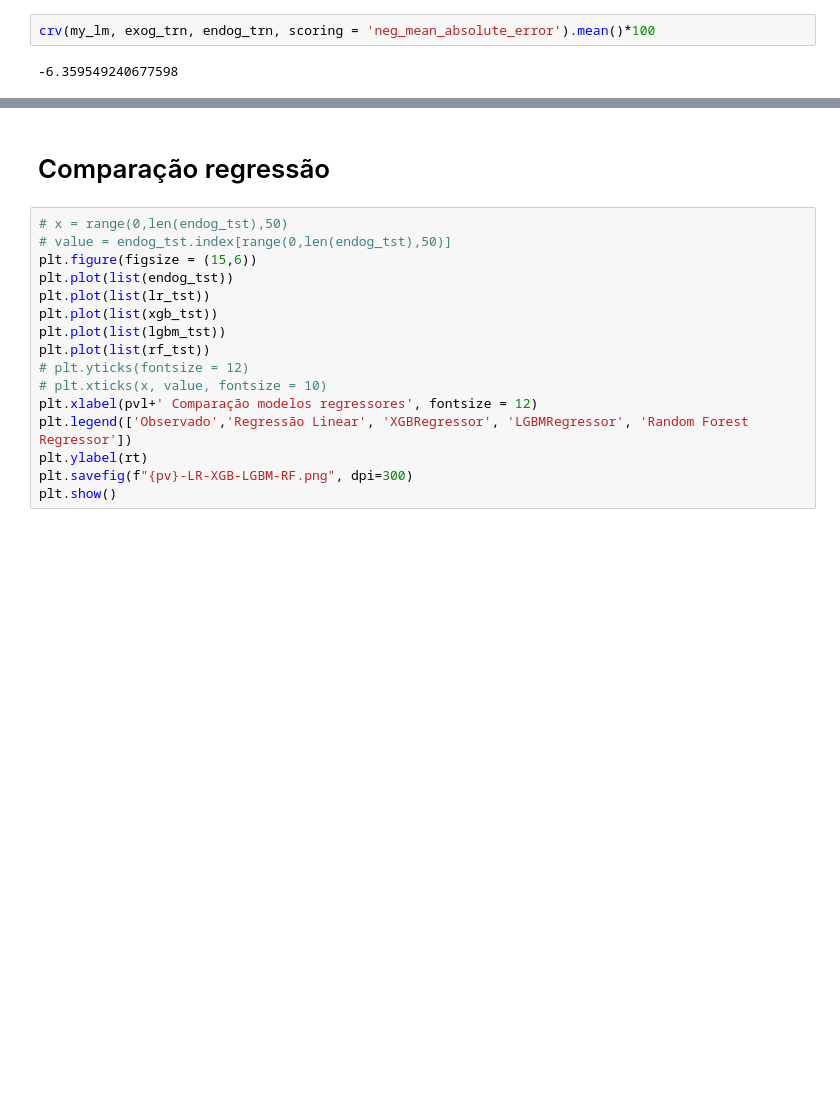
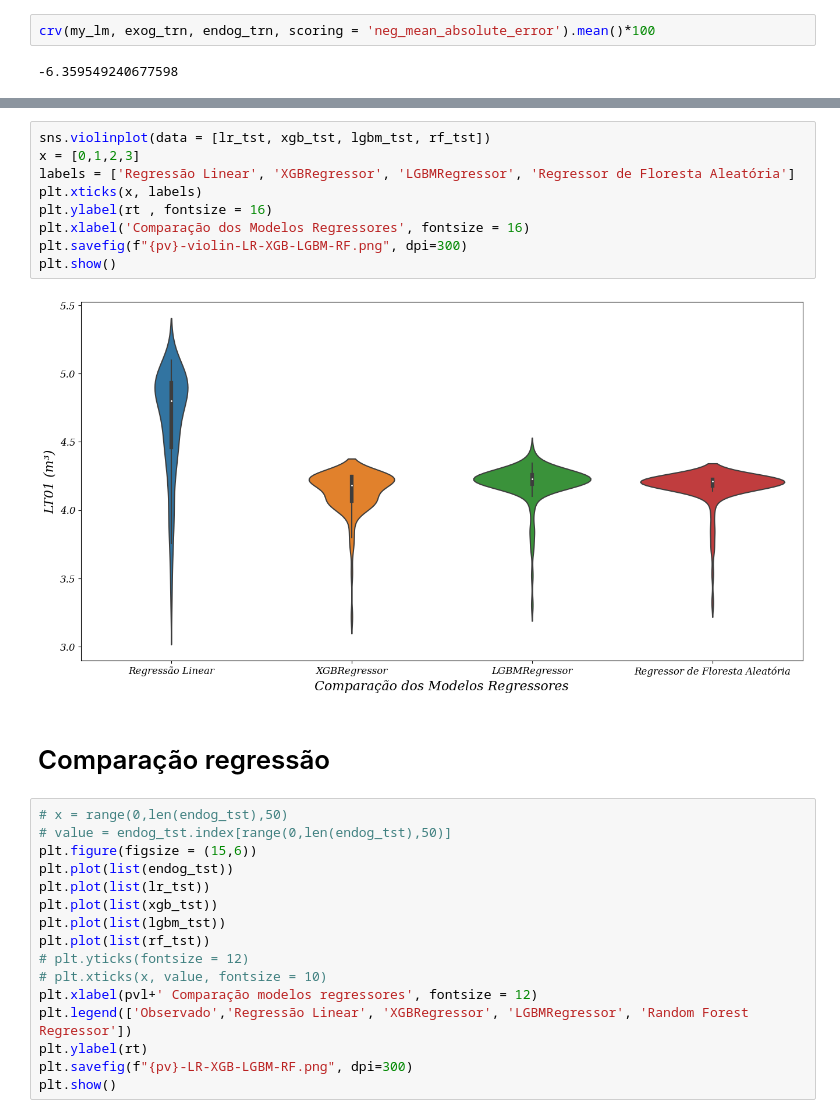
Before and after one commit to TheTchesko/Mestre-Tchesko, a Jupyter notebook: Modelos em Python/Modelos ARIMA.ipynb, the cells around one changed output, grey strips where cells are left out. Drawn from its saved outputs; the diff is of its cells as text; blank space fills up the shorter version.

```diff
--- a/Modelos em Python/Modelos ARIMA.ipynb
+++ b/Modelos em Python/Modelos ARIMA.ipynb
@@ -2082,3 +2084,14 @@ crv(my_rf, exog_trn, endog_trn, scoring = 'neg_mean_absolute_error').mean()*100
+# %%
+sns.violinplot(data = [lr_tst, xgb_tst, lgbm_tst, rf_tst])
+x = [0,1,2,3]
+labels = ['Regressão Linear', 'XGBRegressor', 'LGBMRegressor', 'Regressor de Floresta Aleatória']
+plt.xticks(x, labels)
+plt.ylabel(rt , fontsize = 16)
+plt.xlabel('Comparação dos Modelos Regressores', fontsize = 16)
+plt.savefig(f"{pv}-violin-LR-XGB-LGBM-RF.png", dpi=300)
+plt.show()
+# %% [output]
+[figure, added]
 # %% [markdown]
 #  Comparação regressão
 # %%
```
Also changed, not shown: parts of 18 cells of this notebook, 55 other files.
